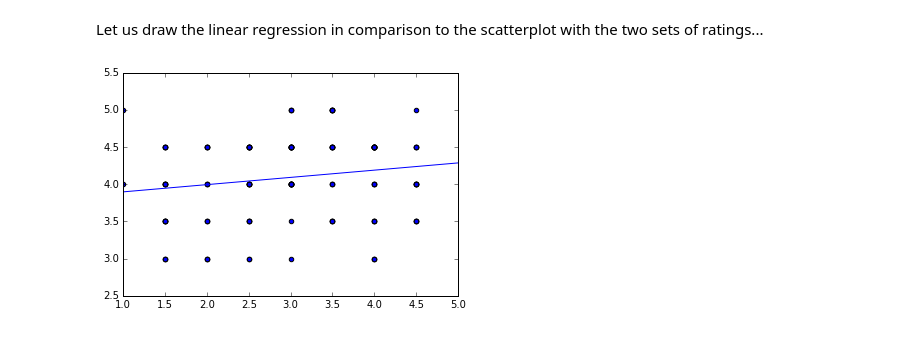
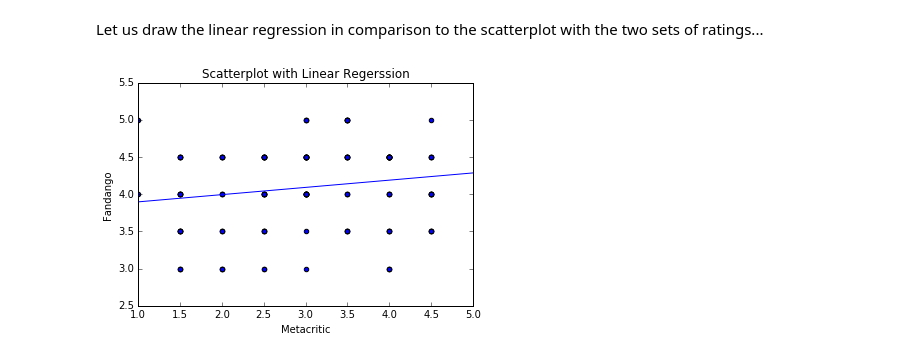
Before and after one commit to clarkzzz/dataquest_guided_project_Analyzing-Movie-Reviews, a Jupyter notebook: myCodes.ipynb, the cells around one changed output. Drawn from its saved outputs; the diff is of its cells as text; code cells hidden in the pictures.

```diff
--- a/myCodes.ipynb
+++ b/myCodes.ipynb
@@ -177,7 +177,10 @@ Let us draw the linear regression in comparison to the scatterplot with the two
 # %%
 plt.scatter(movies['Metacritic_norm_round'],movies['Fandango_Stars'])
 plt.plot([1,5],[3.897,4.286])
 plt.xlim(1,5)
+plt.xlabel('Metacritic')
+plt.ylabel('Fandango')
+plt.title('Scatterplot with Linear Regerssion')
 plt.show()
 # %% [output]
-[figure, old version]
+[figure, new version]
```
